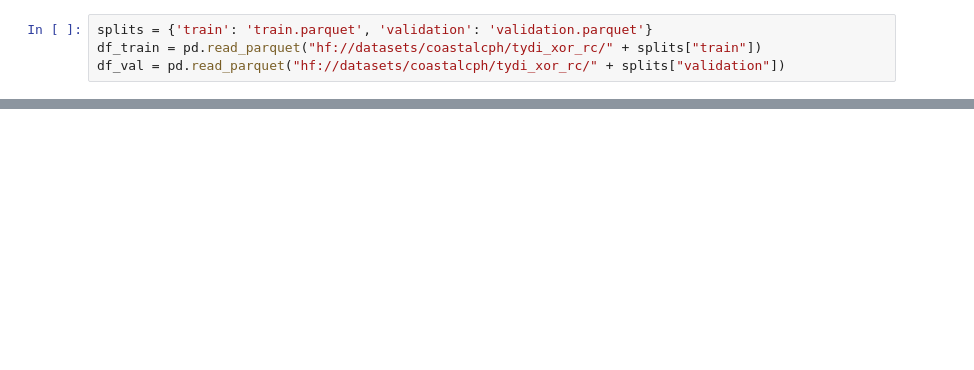
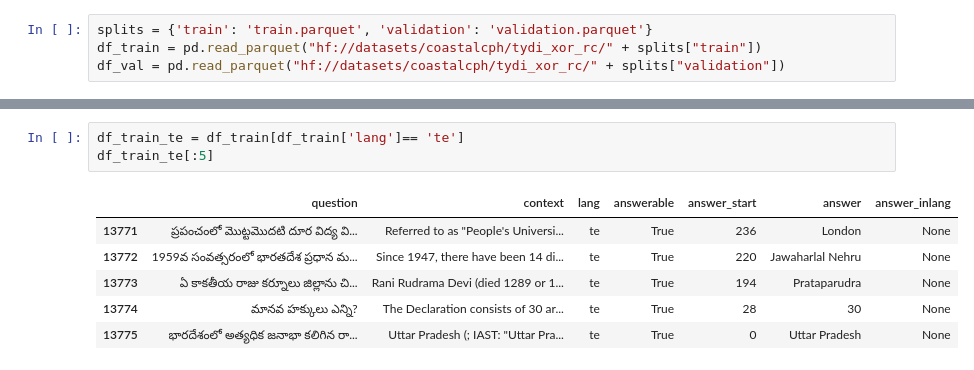
Before and after one commit to swhove/nlp, a Jupyter notebook: exam/exam_local.ipynb, the cells around one changed output, grey strips where cells are left out. Cells and saved outputs as stored; diff of their text form; blank space fills up the shorter version.

```diff
--- a/exam/exam_local.ipynb
+++ b/exam/exam_local.ipynb
@@ -33,0 +77,10 @@ df_val[:5]
+# %%
+df_train_te = df_train[df_train['lang']== 'te']
+df_train_te[:5]
+# %% [output]
+|  | question | context | lang | answerable | answer_start | answer | answer_inlang |
+| 13771 | ప్రపంచంలో మొట్టమొదటి దూర విద్య వి... | Referred to as "People's Universi... | te | True | 236 | London | None |
+| 13772 | 1959వ సంవత్సరంలో భారతదేశ ప్రధాన మ... | Since 1947, there have been 14 di... | te | True | 220 | Jawaharlal Nehru | None |
+| 13773 | ఏ కాకతీయ రాజు కర్నూలు జిల్లాను చి... | Rani Rudrama Devi (died 1289 or 1... | te | True | 194 | Prataparudra | None |
+| 13774 | మానవ హక్కులు ఎన్ని? | The Declaration consists of 30 ar... | te | True | 28 | 30 | None |
+| 13775 | భారదేశంలో అత్యధిక జనాభా కలిగిన రా... | Uttar Pradesh (; IAST: "Uttar Pra... | te | True | 0 | Uttar Pradesh | None |
```
Also changed, not shown: parts of 29 cells of this notebook, 4 other files.
